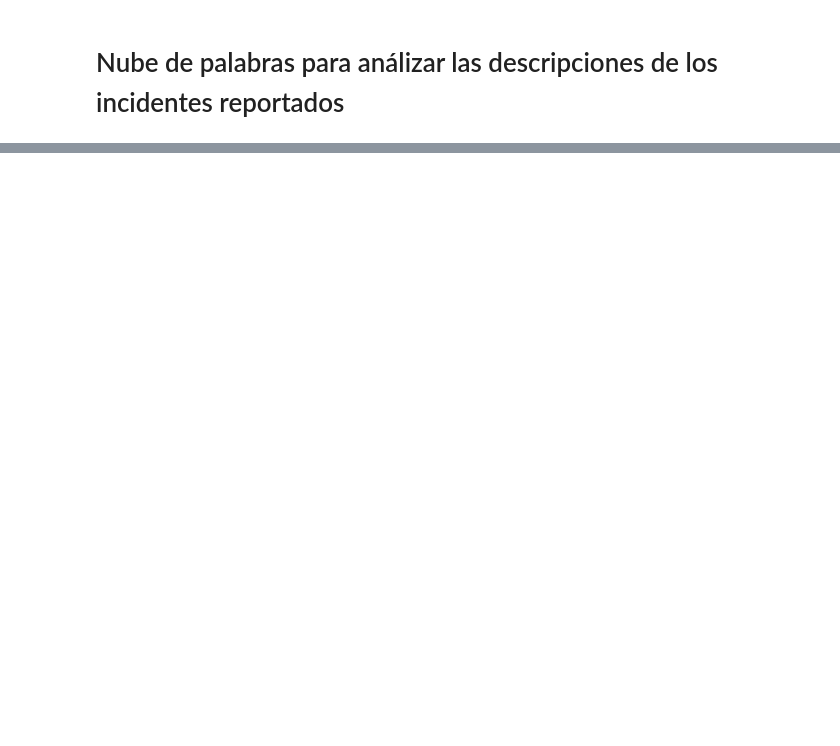
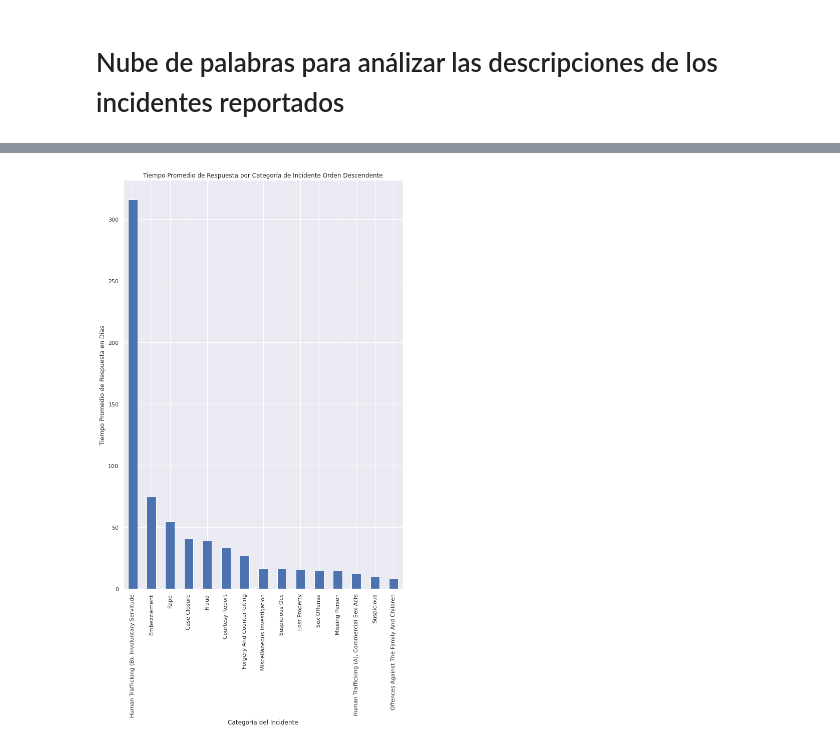
Before and after one commit to luperezsal/Batman, a Jupyter notebook: batman.ipynb, the cells around one changed output, grey strips where cells are left out. Cells and saved outputs as stored; diff of their text form; code cells hidden in the pictures; blank space fills up the shorter version.

```diff
--- a/batman.ipynb
+++ b/batman.ipynb
@@ -199,3 +223,5 @@ plt.show()
 # %%
 # sacar la proporcion de incidentes resueltos y no resueltos.
-# Calcular el tiempo promedio de reporte de un incidente y ver si tiene algún sentido
+# Calcular el tiempo promedio de reporte de un incidente y ver si tiene algún sentido.
+# obtenemos la diferencia de tiempo entre la fecha de reporte y la fecha del incidente.
+incidents_df['Difference Date'] = abs(incidents_df['Incident Datetime'] - incidents_df['Report Datetime'])
@@ -201,0 +233,11 @@ plt.show()
+# %%
+
+
+df_Test = incidents_df.groupby('Incident Category')['Difference Date'].mean().sort_values(ascending = False)[:15].astype('timedelta64[h]') / 24
+df_Test.plot(kind = 'bar', title = 'Tiempo Promedio de Respuesta por Categoría de Incidente Orden Descendente', rot = 90)
+
+plt.xlabel('Categoría del Incidente')
+plt.ylabel('Tiempo Promedio de Respuesta en Días')
+plt.show()
+# %% [output]
+[figure, added]
```
Also changed, not shown: parts of 13 cells of this notebook.
